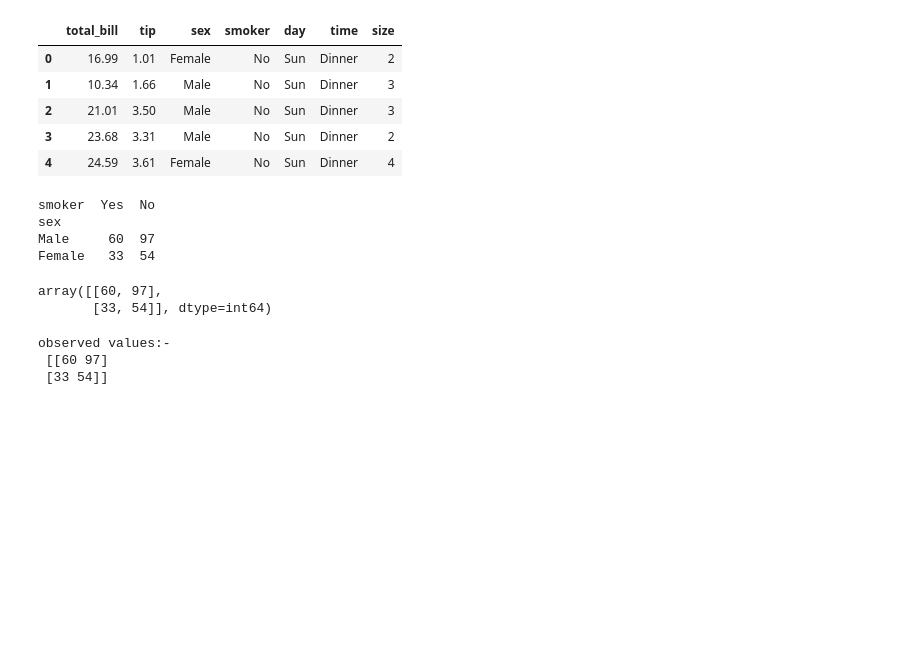
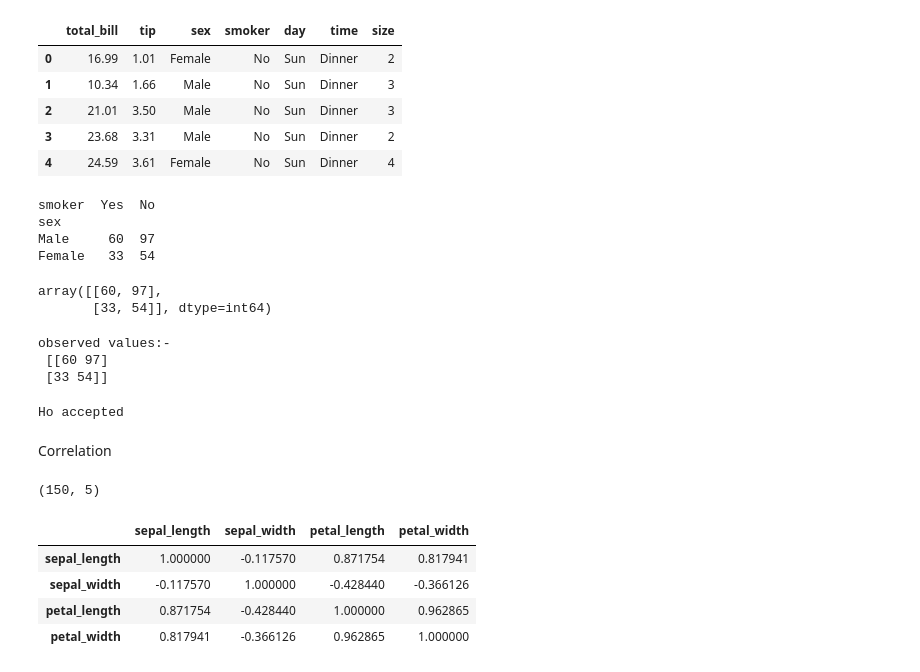
Before and after one commit to dinesh16adh/Data-Science, a Jupyter notebook: Hypothesis_testing.ipynb, the cells around one changed output. Cells and saved outputs as stored; diff of their text form; code cells hidden in the pictures; blank space fills up the shorter version.

Commit message:
correlation

```diff
--- a/Hypothesis_testing.ipynb
+++ b/Hypothesis_testing.ipynb
@@ -100,3 +100,13 @@ observed values:-
  [33 54]]
 # %%
 chi2_stats,p_value,dof,expected_values=stats.chi2_contingency(dataset_table)
+# %%
+alpha=0.5
+if p_value<=alpha:
+    print('Ho rejected')
+else:
+    print('Ho accepted')
+# %% [output]
+Ho accepted
+# %% [markdown]
+Correlation
@@ -102,0 +116,12 @@ chi2_stats,p_value,dof,expected_values=stats.chi2_contingency(dataset_table)
+# %%
+df.shape
+# %% [output]
+(150, 5)
+# %%
+df.corr(numeric_only=True)
+# %% [output]
+|  | sepal_length | sepal_width | petal_length | petal_width |
+| sepal_length | 1.000000 | -0.117570 | 0.871754 | 0.817941 |
+| sepal_width | -0.117570 | 1.000000 | -0.428440 | -0.366126 |
+| petal_length | 0.871754 | -0.428440 | 1.000000 | 0.962865 |
+| petal_width | 0.817941 | -0.366126 | 0.962865 | 1.000000 |
```
Also changed, not shown: parts of 2 cells of this notebook.
